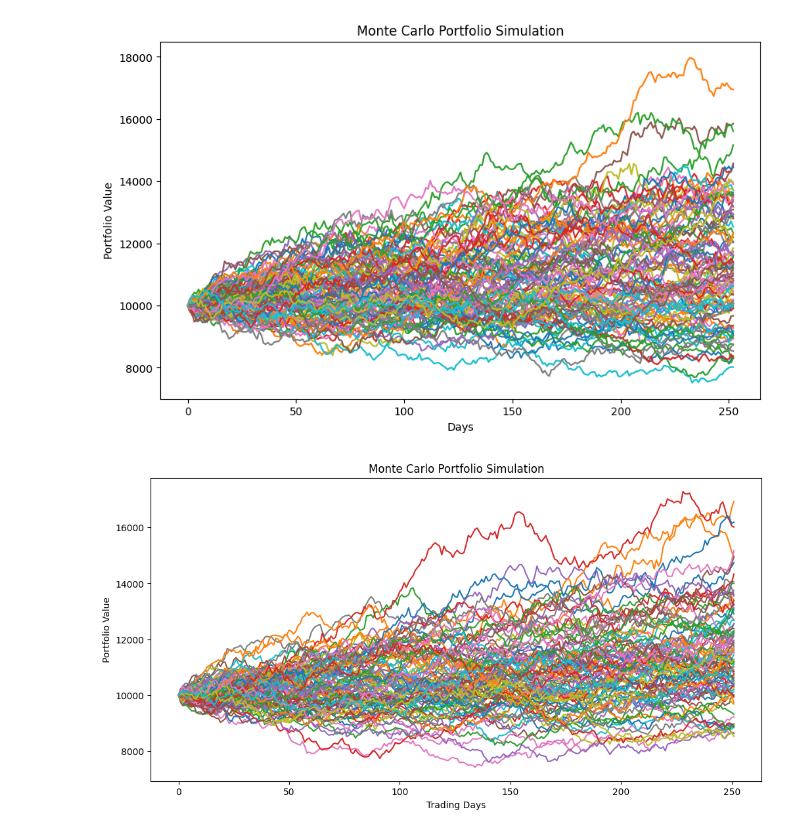
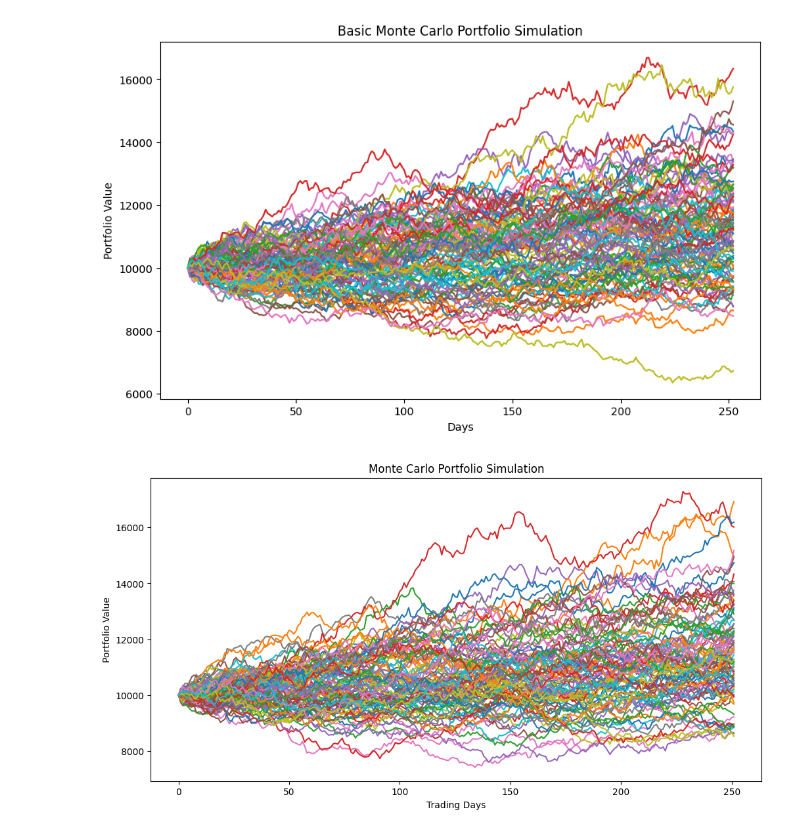
Before and after one commit to kenlee-quant/monte-carlo-portfolio, a Jupyter notebook: analysis.ipynb, the cells around one changed output. Saved outputs shown, nothing was run; the diff lists cells and outputs as text; code cells hidden in the pictures.

Commit message:
Complete Monte Carlo portfolio risk analysis project

```diff
--- a/analysis.ipynb
+++ b/analysis.ipynb
@@ -12,35 +26,35 @@ initial_portfolio = 10000
 # Simulation settings
 days = 252
 simulations = 100
 
 # Expected return and volatility
 mu = 0.0005
 sigma = 0.01
 
 results = []
 
 for sim in range(simulations):
     prices = [initial_portfolio]
 
     for day in range(days):
         shock = np.random.normal(mu, sigma)
         prices.append(prices[-1] * (1 + shock))
 
     results.append(prices)
 
 # Plot simulations
 plt.figure(figsize=(10,6))
 
 for result in results:
     plt.plot(result)
 
-plt.title("Monte Carlo Portfolio Simulation")
+plt.title("Basic Monte Carlo Portfolio Simulation")
 plt.xlabel("Days")
 plt.ylabel("Portfolio Value")
 
 plt.show()
 # %% [output]
-[figure, old version]
+[figure, new version]
 # %%
 import numpy as np
 import matplotlib.pyplot as plt
```
Also changed, not shown: parts of 18 cells of this notebook.
